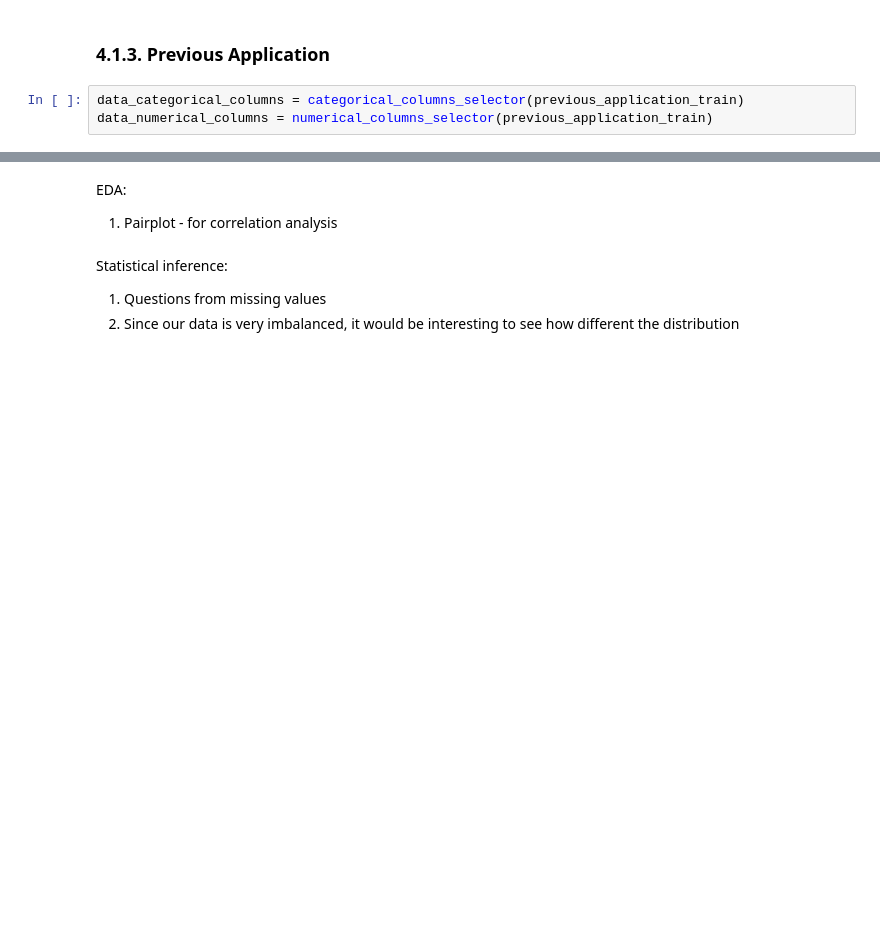
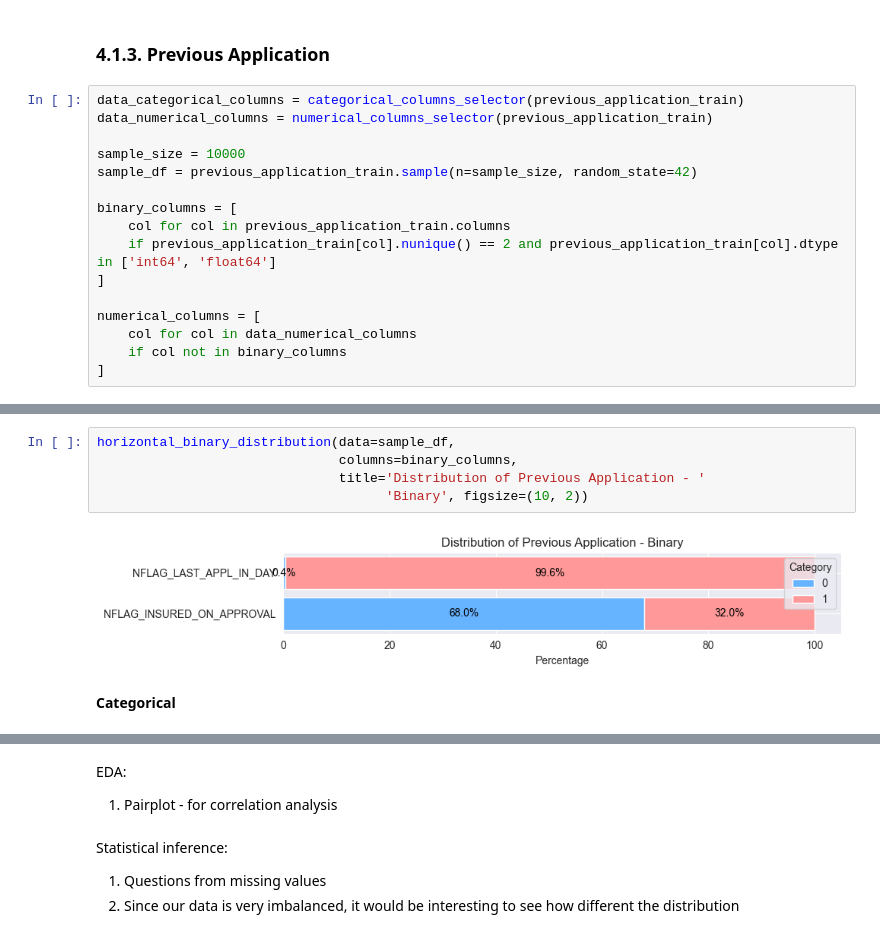
Before and after one commit to CelineChiLamNg/home_credit_default_prediction, a Jupyter notebook: notebooks/home_credit_2.ipynb, the cells around one changed output, grey strips where cells are left out. Cells and saved outputs as stored; diff of their text form; blank space fills up the shorter version.

Commit message:
eda distribution. original tables

```diff
--- a/notebooks/home_credit_2.ipynb
+++ b/notebooks/home_credit_2.ipynb
@@ -428,3 +433,16 @@ percentage_subplots(data=bureau_train, columns=data_categorical_columns,
 # %%
 data_categorical_columns = categorical_columns_selector(previous_application_train)
 data_numerical_columns = numerical_columns_selector(previous_application_train)
+
+sample_size = 10000
+sample_df = previous_application_train.sample(n=sample_size, random_state=42)
+
+binary_columns = [
+    col for col in previous_application_train.columns
+    if previous_application_train[col].nunique() == 2 and previous_application_train[col].dtype in ['int64', 'float64']
+]
+
+numerical_columns = [
+    col for col in data_numerical_columns
+    if col not in binary_columns
+]
@@ -451,0 +498,9 @@ plt.show()
+# %%
+horizontal_binary_distribution(data=sample_df,
+                               columns=binary_columns,
+                               title='Distribution of Previous Application - '
+                                     'Binary', figsize=(10, 2))
+# %% [output]
+[figure, added]
+# %% [markdown]
+**Categorical**
```
Also changed, not shown: parts of 14 cells of this notebook, 2 other files.
